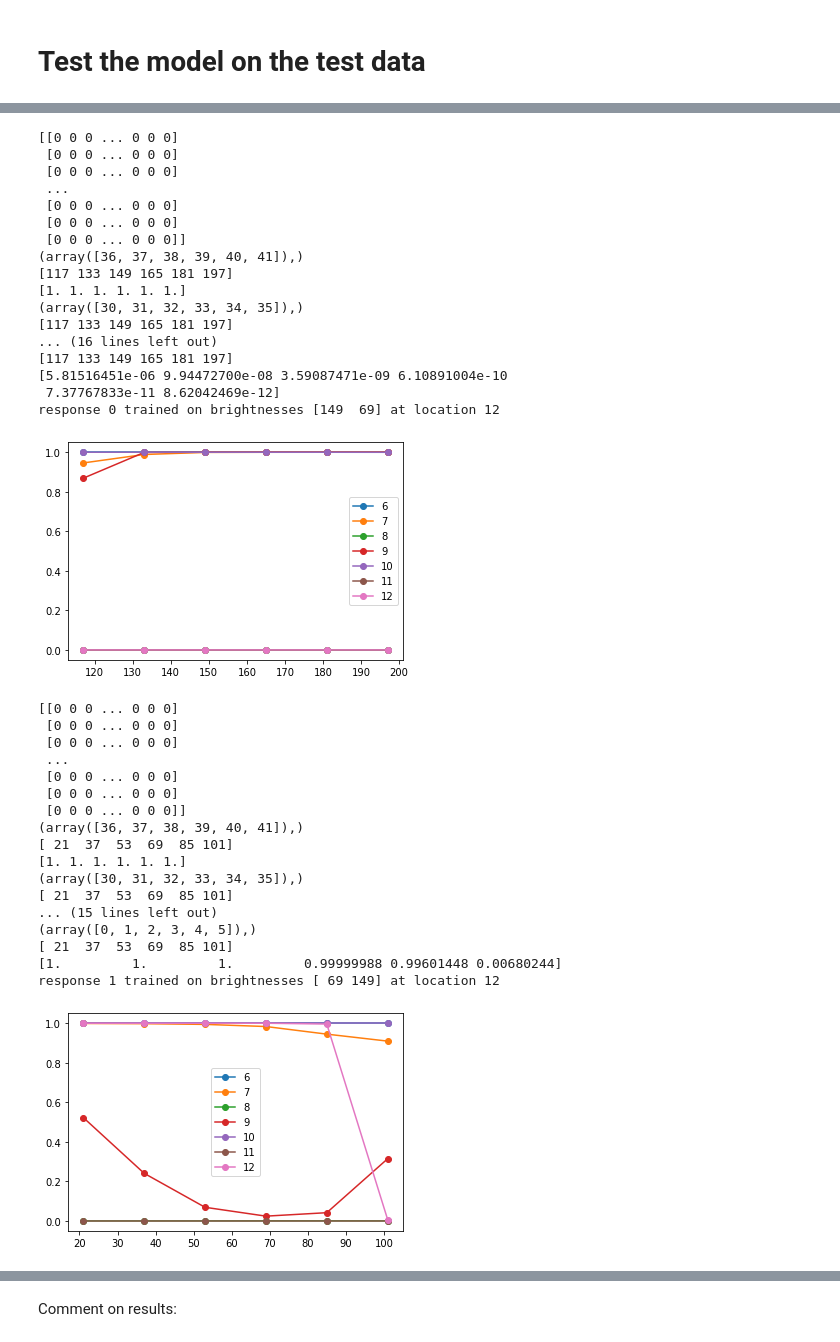
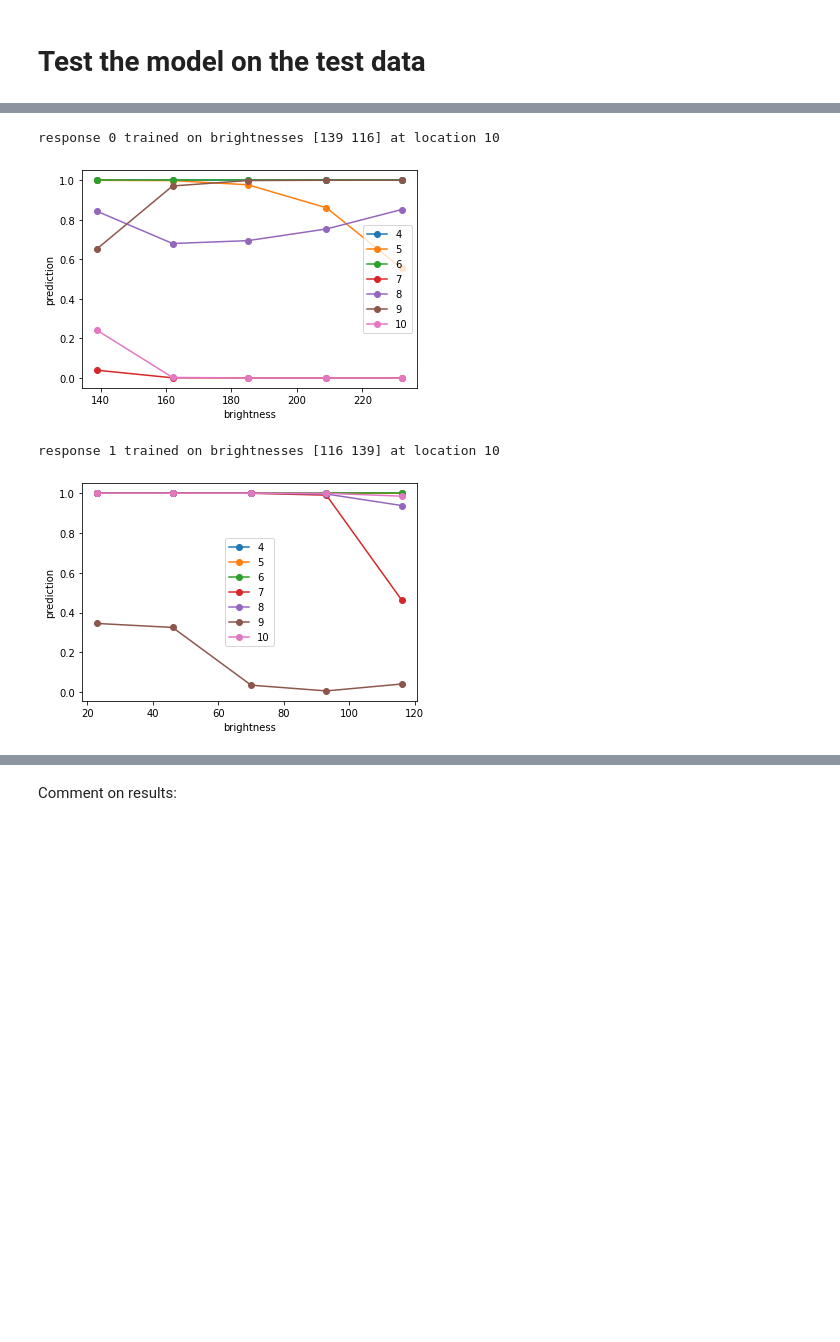
Before and after one commit to johnkevinoregan/Learning-Relations-with-Deep-Learning, a Jupyter notebook: Bright_dark_compar_w_shuffle_DONT_CHANGE.ipynb, the cells around one changed output, grey strips where cells are left out. Saved outputs shown, nothing was run; the diff lists cells and outputs as text; code cells hidden in the pictures; blank space fills up the shorter version.

```diff
--- a/Bright_dark_compar_w_shuffle_DONT_CHANGE.ipynb
+++ b/Bright_dark_compar_w_shuffle_DONT_CHANGE.ipynb
@@ -57,18 +55,18 @@ WhetherToShuffle=0
 #IMPORTANT THE VALUE ABOVE DETERMINES WHETHER TO SHUFFLE THE BRIGHTNESS LEVELS RANDOMLY
 
 
-RetSize=50
+RetSize=40
 Left=int(RetSize/4)
 Right=3*Left
 TrainRepeats=3
 Deltas=6 #number of deviations from base retinal positions used in test
 
-W=3 #half the number of brightnesses in the test set
-W2=2*W #no of brightnesses must be even
-
+W=5 #half the number of brightnesses in the test set
+#the choice of the two training brightnesses will be the middle of the set (I think)
+W2=2*W
 #Brightnesses=np.arange(-W2,W2)*16+125-8 #this was a kludge.
 
-B=(np.rint(np.linspace(0,255,W2))).astype(int)[1:-1] #it took me several hours to find this trick!
+Brightnesses=(np.rint(np.linspace(0,255,W2+2))).astype(int)[1:-1] #it took me several hours to find this trick!
 
 #print(Brightnesses)
 LBrightnesses=len(Brightnesses)
@@ -219,69 +217,40 @@ print(res_test)
 # %%
 #Plot predictions in case response=0 as a fn of Brightnesses
 #different lines are different retinal positions.
 
 if WhetherToShuffle==1:
   encode(X_test,undo_shuffler)
   encode(X_train,undo_shuffler)
 
 
 import matplotlib.pyplot as plt
 for lab in range(2):
   Xlab=np.array(X_test[np.where(y_test==lab)])
   res_testlab=np.array(res_test[np.where(y_test==lab)])
-  print(Xlab)
+  #print(Xlab)
 
   for retpos in LeftRetPosns:
     #get column of trials in Xlab corresponding to retpos
     temp=Xlab[:,retpos]
     #extract the nonzero ones
     inds=np.nonzero(temp)
-    print(inds)
+    #print(inds)
     #get the brightnesses at those indices and use as x-coords
     xs=np.array(temp[inds])
     #and the predictions for those brightnesses as y-coords
     ys=res_testlab[inds]
-    print(xs)
-    print(ys)
+    #print(xs)
+    #print(ys)
     plt.plot(xs,ys,label=retpos,marker="o")
     #plt.plot(xs,ys,label=retpos,marker="o")
-  print('response',lab, 'trained on brightnesses', X_train[1-lab,(Left,Right)], 'at location',Left)
+  print('response',lab, 'trained on brightnesses', X_train[lab,(Left,Right)], 'at location',Left)
   plt.legend(loc="best")
+  plt.xlabel('brightness')
+  plt.ylabel('prediction')
   plt.show()
+  print()
 # %% [output]
-[[0 0 0 ... 0 0 0]
- [0 0 0 ... 0 0 0]
- [0 0 0 ... 0 0 0]
- ...
- [0 0 0 ... 0 0 0]
- [0 0 0 ... 0 0 0]
- [0 0 0 ... 0 0 0]]
-(array([36, 37, 38, 39, 40, 41]),)
-[117 133 149 165 181 197]
-[1. 1. 1. 1. 1. 1.]
-(array([30, 31, 32, 33, 34, 35]),)
-[117 133 149 165 181 197]
-... (16 lines left out)
-[117 133 149 165 181 197]
-[5.81516451e-06 9.94472700e-08 3.59087471e-09 6.10891004e-10
- 7.37767833e-11 8.62042469e-12]
-response 0 trained on brightnesses [149  69] at location 12
+response 0 trained on brightnesses [139 116] at location 10
-[figure, old version]
+[figure, new version]
-[[0 0 0 ... 0 0 0]
- [0 0 0 ... 0 0 0]
- [0 0 0 ... 0 0 0]
- ...
- [0 0 0 ... 0 0 0]
- [0 0 0 ... 0 0 0]
- [0 0 0 ... 0 0 0]]
-(array([36, 37, 38, 39, 40, 41]),)
-[ 21  37  53  69  85 101]
-[1. 1. 1. 1. 1. 1.]
-(array([30, 31, 32, 33, 34, 35]),)
-[ 21  37  53  69  85 101]
-... (15 lines left out)
-(array([0, 1, 2, 3, 4, 5]),)
-[ 21  37  53  69  85 101]
-[1.         1.         1.         0.99999988 0.99601448 0.00680244]
-response 1 trained on brightnesses [ 69 149] at location 12
+response 1 trained on brightnesses [116 139] at location 10
-[figure, old version]
+[figure, new version]
```
Also changed, not shown: parts of 6 cells of this notebook.
